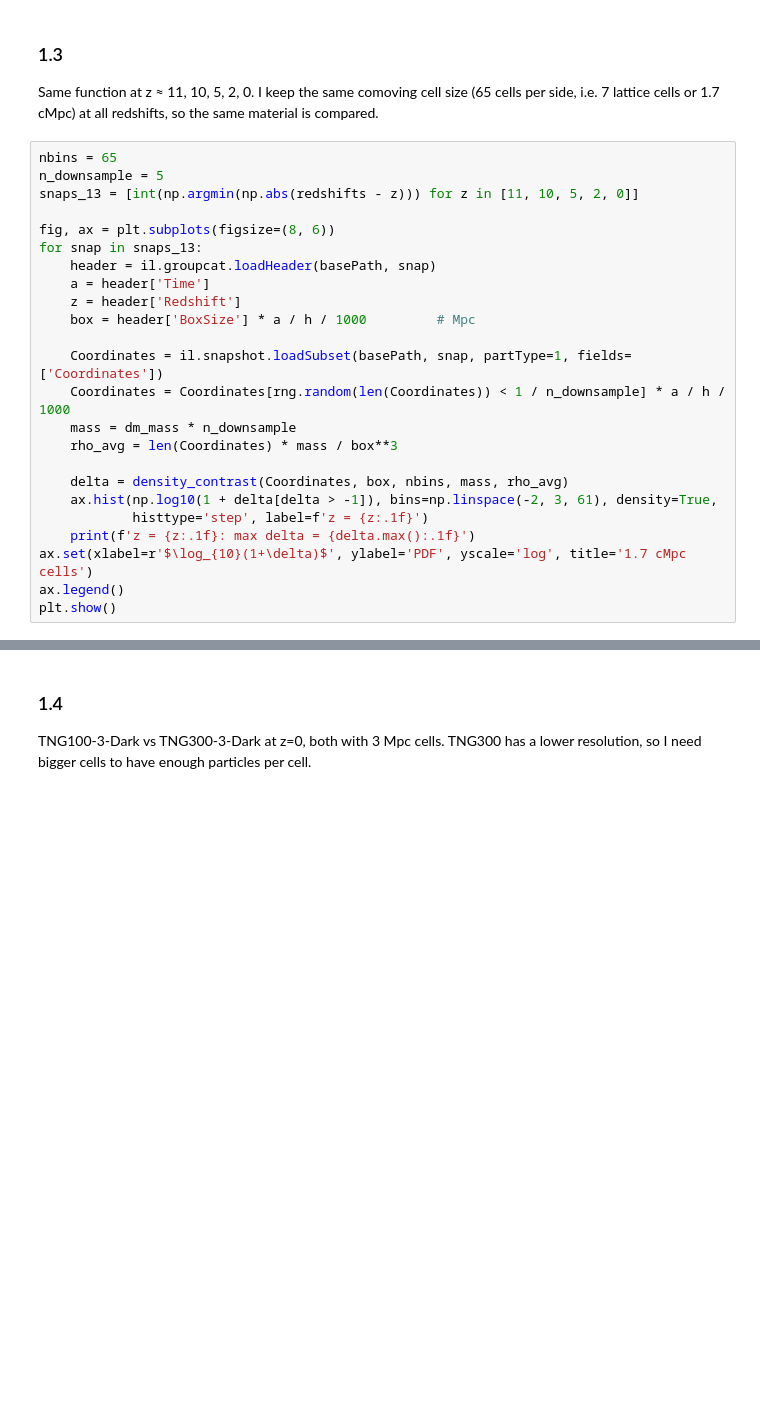
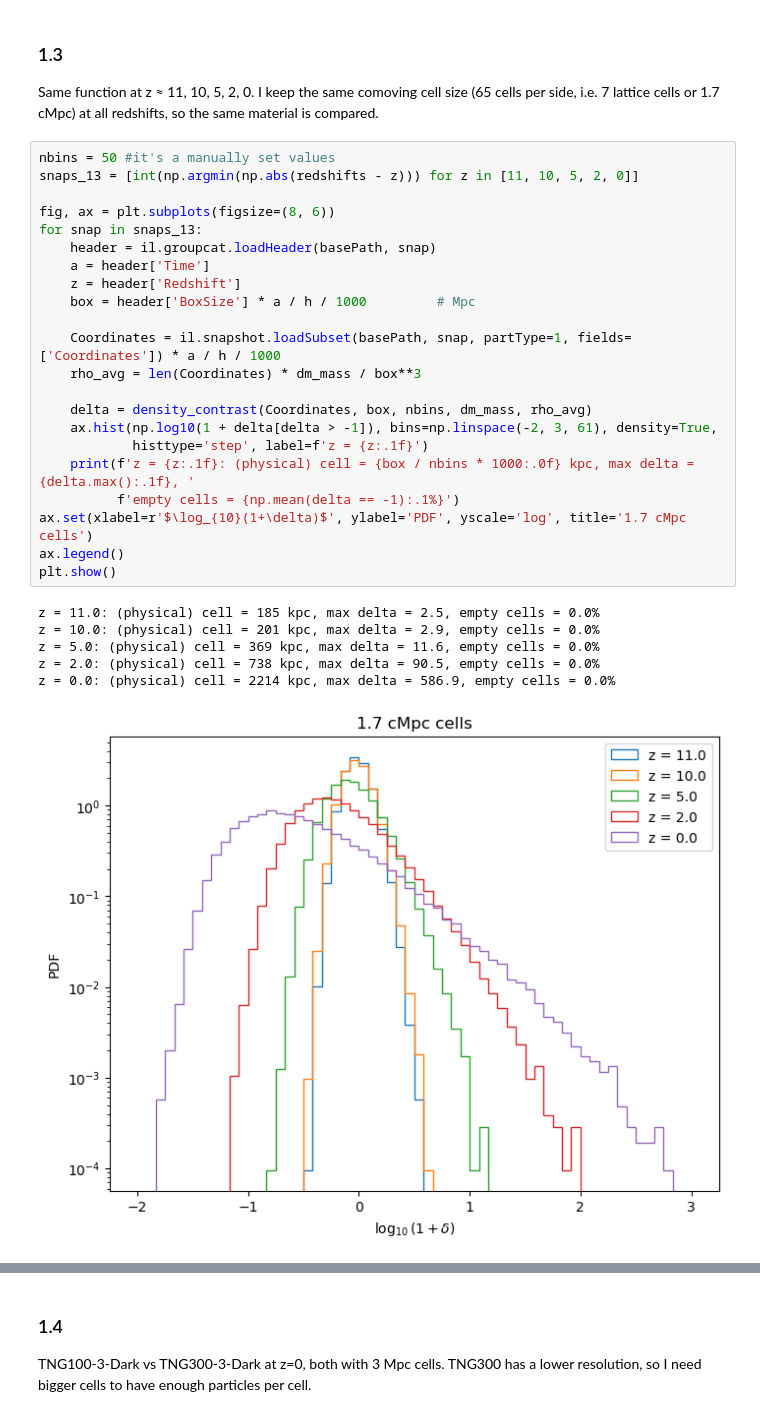
Before and after one commit to 2003cy/cosmology_block_course, a Jupyter notebook: ProblemSheet3_YangCheng.ipynb, the cells around one changed output, grey strips where cells are left out. Saved outputs shown, nothing was run; the diff lists cells and outputs as text; blank space fills up the shorter version.

```diff
--- a/ProblemSheet3_YangCheng.ipynb
+++ b/ProblemSheet3_YangCheng.ipynb
@@ -155,27 +154,32 @@ The PDF is very asymmetric: $\delta$ can't go below $-1$ (empty cells) but has a
 
 Same function at z ≈ 11, 10, 5, 2, 0. I keep the same comoving cell size (65 cells per side, i.e. 7 lattice cells or 1.7 cMpc) at all redshifts, so the same material is compared.
 # %%
-nbins = 65
-n_downsample = 5
+nbins = 50 #it's a manually set values
 snaps_13 = [int(np.argmin(np.abs(redshifts - z))) for z in [11, 10, 5, 2, 0]]
 
 fig, ax = plt.subplots(figsize=(8, 6))
 for snap in snaps_13:
     header = il.groupcat.loadHeader(basePath, snap)
     a = header['Time']
     z = header['Redshift']
     box = header['BoxSize'] * a / h / 1000         # Mpc
 
-    Coordinates = il.snapshot.loadSubset(basePath, snap, partType=1, fields=['Coordinates'])
-    Coordinates = Coordinates[rng.random(len(Coordinates)) < 1 / n_downsample] * a / h / 1000
-    mass = dm_mass * n_downsample
-    rho_avg = len(Coordinates) * mass / box**3
+    Coordinates = il.snapshot.loadSubset(basePath, snap, partType=1, fields=['Coordinates']) * a / h / 1000
+    rho_avg = len(Coordinates) * dm_mass / box**3
 
-    delta = density_contrast(Coordinates, box, nbins, mass, rho_avg)
+    delta = density_contrast(Coordinates, box, nbins, dm_mass, rho_avg)
     ax.hist(np.log10(1 + delta[delta > -1]), bins=np.linspace(-2, 3, 61), density=True,
             histtype='step', label=f'z = {z:.1f}')
-    print(f'z = {z:.1f}: max delta = {delta.max():.1f}')
+    print(f'z = {z:.1f}: (physical) cell = {box / nbins * 1000:.0f} kpc, max delta = {delta.max():.1f}, '
+          f'empty cells = {np.mean(delta == -1):.1%}')
 ax.set(xlabel=r'$\log_{10}(1+\delta)$', ylabel='PDF', yscale='log', title='1.7 cMpc cells')
 ax.legend()
 plt.show()
+# %% [output]
+z = 11.0: (physical) cell = 185 kpc, max delta = 2.5, empty cells = 0.0%
+z = 10.0: (physical) cell = 201 kpc, max delta = 2.9, empty cells = 0.0%
+z = 5.0: (physical) cell = 369 kpc, max delta = 11.6, empty cells = 0.0%
+z = 2.0: (physical) cell = 738 kpc, max delta = 90.5, empty cells = 0.0%
+z = 0.0: (physical) cell = 2214 kpc, max delta = 586.9, empty cells = 0.0%
+[figure, added]
 # %% [markdown]
```
Also changed, not shown: parts of 19 cells of this notebook.
